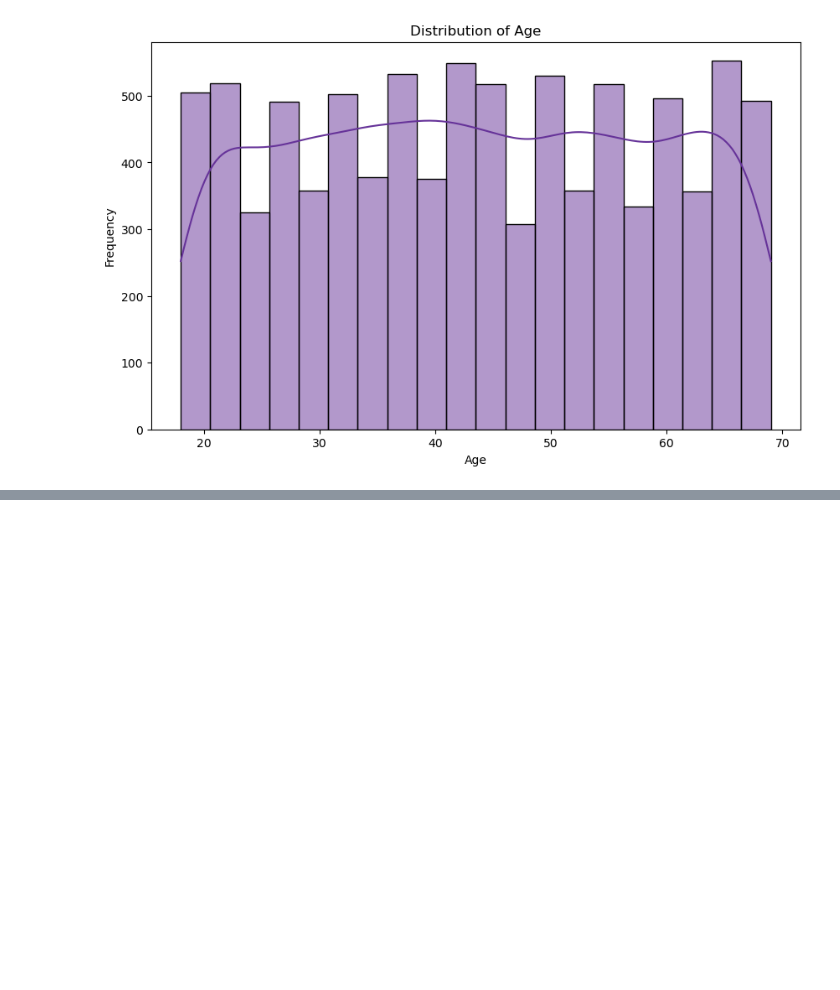
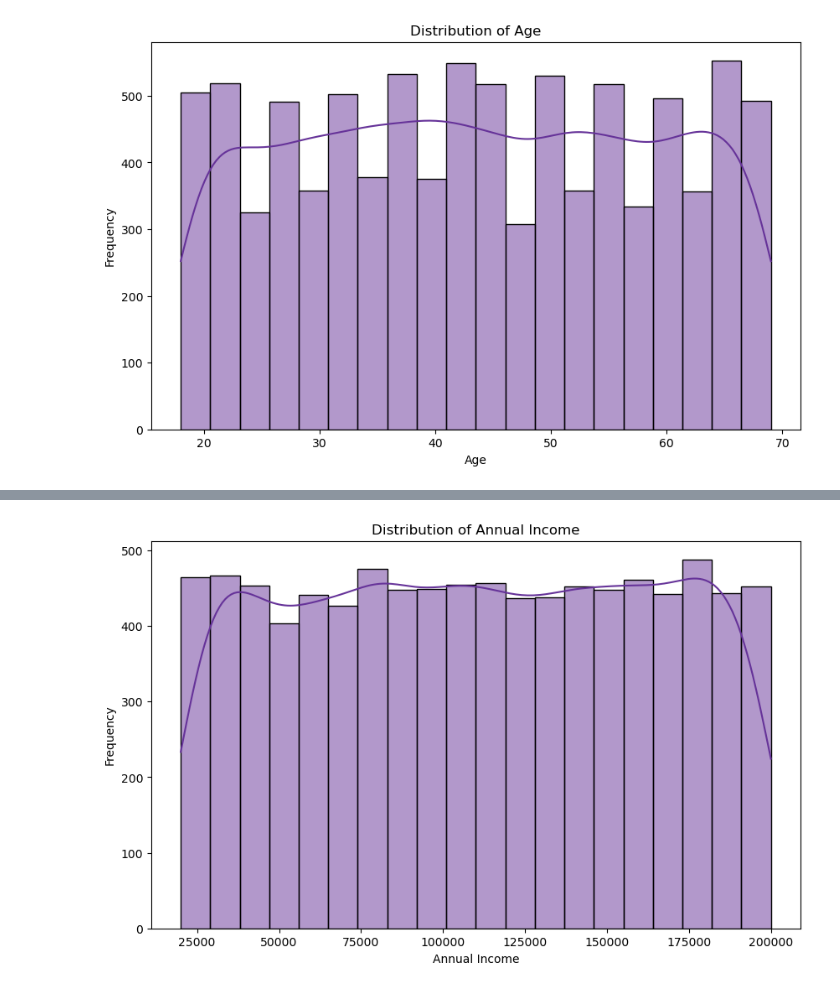
Before and after one commit to beccaa9116/loanfactorsanalysis, a Jupyter notebook: loanfactorsanalysis.ipynb, the cells around one changed output, grey strips where cells are left out. Cells and saved outputs as stored; diff of their text form; code cells hidden in the pictures; blank space fills up the shorter version.

```diff
--- a/loanfactorsanalysis.ipynb
+++ b/loanfactorsanalysis.ipynb
@@ -94,0 +122,9 @@ plt.show()
+# %%
+plt.figure(figsize=(10, 6))
+sns.histplot(df['AnnualIncome'], bins=20, color='rebeccapurple', kde=True)
+plt.title('Distribution of Annual Income')
+plt.xlabel('Annual Income')
+plt.ylabel('Frequency')
+plt.show()
+# %% [output]
+[figure, added]
```
Also changed, not shown: parts of 11 cells of this notebook.
